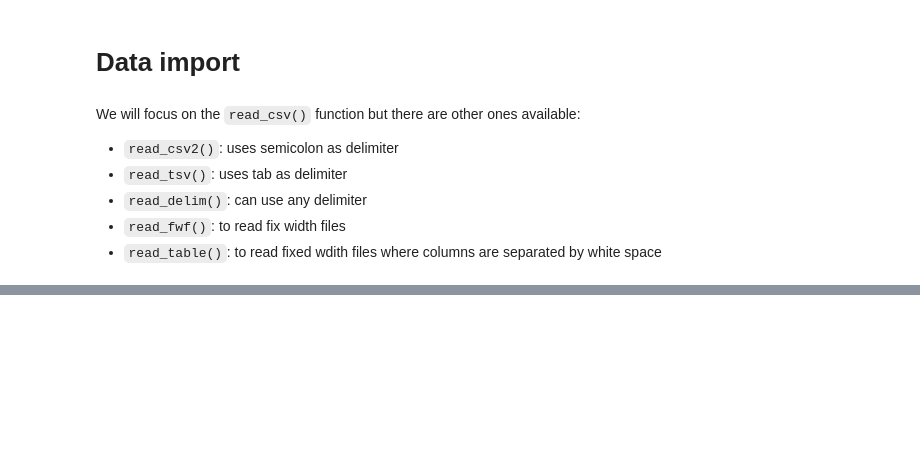
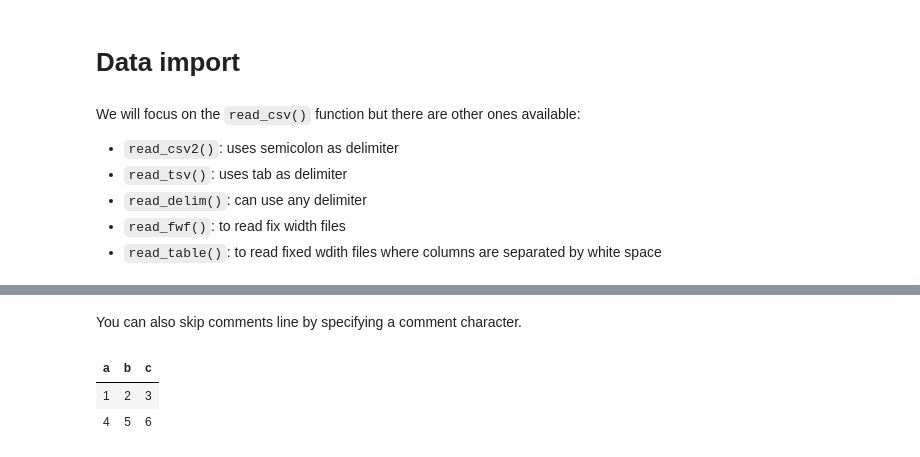
Before and after one commit to ambujtewari/stats306-fall2017, a Jupyter notebook: Lecture11.ipynb, the cells around one changed output, grey strips where cells are left out. Saved outputs shown, nothing was run; the diff lists cells and outputs as text; code cells hidden in the pictures; blank space fills up the shorter version.

```diff
--- a/Lecture11.ipynb
+++ b/Lecture11.ipynb
@@ -277,0 +309,14 @@ ERROR: Error in open.connection(con, "rb"): Peer certificate cannot be authentic
+# %% [markdown]
+You can also skip comments line by specifying a comment character.
+# %%
+read_csv("# First comment line
+a, b, c
+# This separate the header from the data
+1, 2, 3
+4, 5, 6
+# Another comment line
+", comment = '#')
+# %% [output]
+| a | b | c |
+| 1 | 2 | 3 |
+| 4 | 5 | 6 |
```
Also changed, not shown: parts of 18 cells of this notebook.
